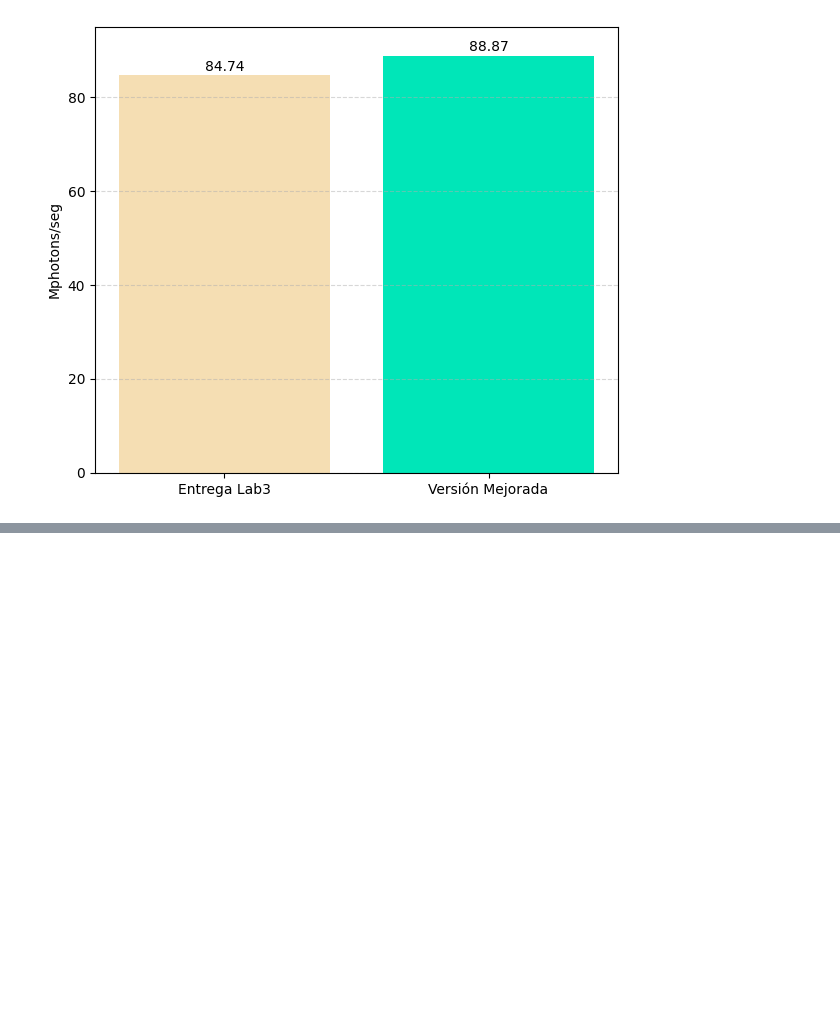
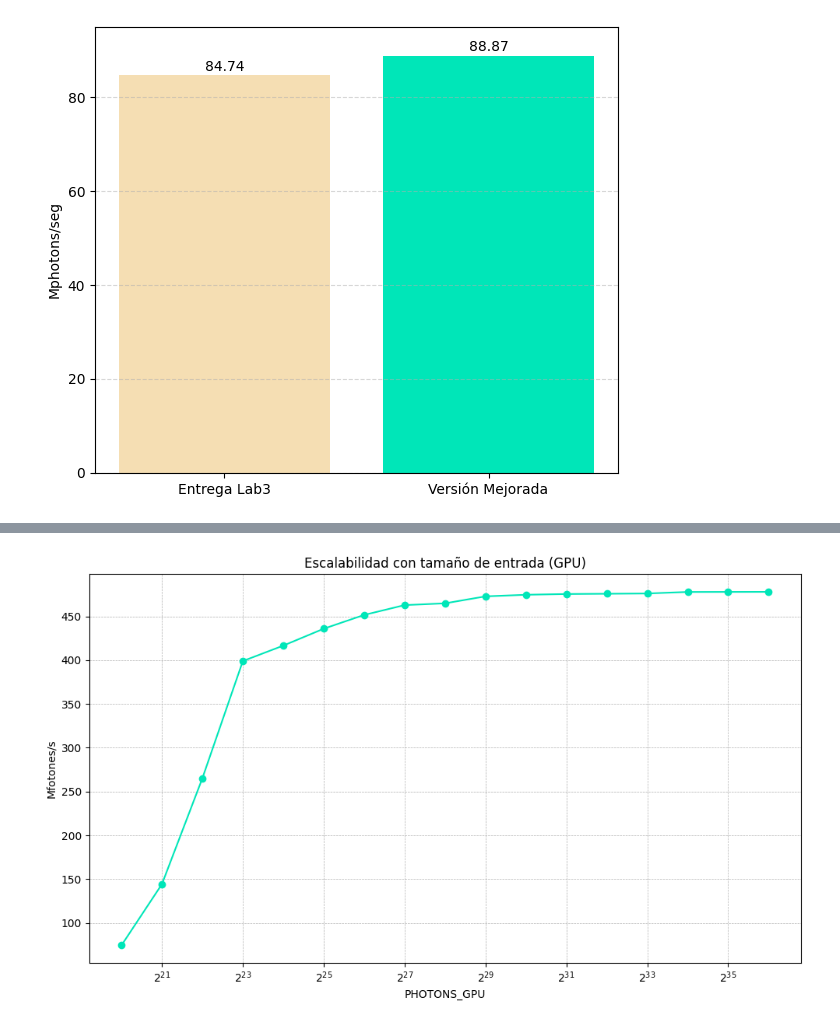
Before and after one commit to Camilo649/Computacion-Paralela-2025-FaMAF, a Jupyter notebook: tiny_mc/Graficador.ipynb, the cells around one changed output, grey strips where cells are left out. Saved outputs shown, nothing was run; the diff lists cells and outputs as text; code cells hidden in the pictures; blank space fills up the shorter version.

```diff
--- a/tiny_mc/Graficador.ipynb
+++ b/tiny_mc/Graficador.ipynb
@@ -960,0 +1017,28 @@ plt.show()
+# %%
+import matplotlib.pyplot as plt
+
+# Datos
+photons_gpu = [
+    1048576, 2097152, 4194304, 8388608, 16777216, 33554432, 67108864,
+    134217728, 268435456, 536870912, 1073741824, 2147483648,
+    4294967296, 8589934592, 17179869184, 34359738368, 68719476736
+]
+m_fotones = [
+    74.441361, 144.304497, 265.182510, 398.951631, 416.606994, 435.890993,
+    451.644438, 462.829556, 464.871333, 472.827653, 474.645093, 475.486268,
+    475.798541, 476.111970, 477.837014, 477.914606, 477.969855
+]
+
+# Plot
+plt.figure(figsize=(10, 6))
+plt.plot(photons_gpu, m_fotones, color="#00e6b8", marker='o', linestyle='-')
+plt.xscale('log', base=2)
+plt.xlabel("PHOTONS_GPU")
+plt.ylabel("Mfotones/s")
+plt.title("Escalabilidad con tamaño de entrada (GPU)")
+plt.grid(True, which="both", ls="--", linewidth=0.5)
+plt.tight_layout()
+
+plt.show()
+# %% [output]
+[figure, added]
```
Also changed, not shown: parts of 3 cells of this notebook, 12 other files.
